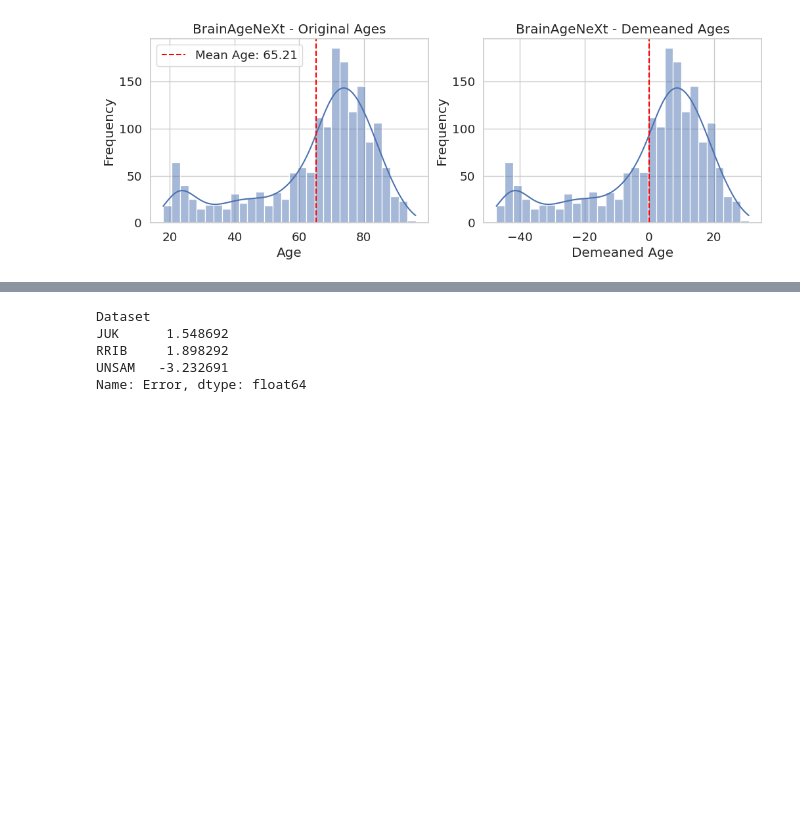
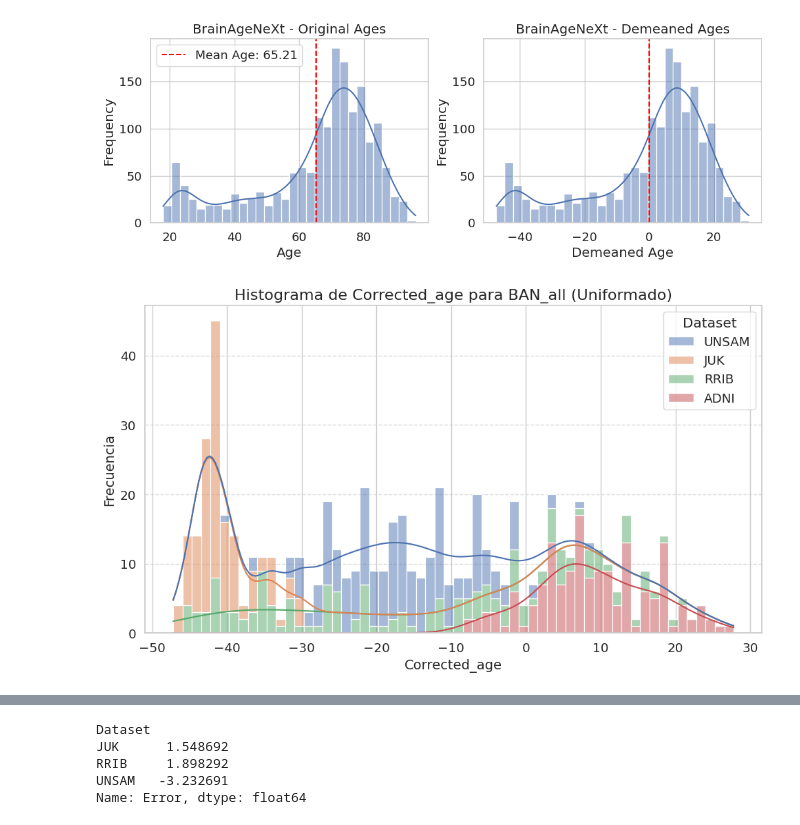
Before and after one commit to mabelzunce/brainage-models-benchmark, a Jupyter notebook: results/bland-altman.ipynb, the cells around one changed output, grey strips where cells are left out. Cells and saved outputs as stored; diff of their text form; code cells hidden in the pictures; blank space fills up the shorter version.

```diff
--- a/results/bland-altman.ipynb
+++ b/results/bland-altman.ipynb
@@ -673,6 +673,48 @@ plt.axvline(0, color='red', linestyle='--', label='Mean Demeaned Age: 0.00')
 # %% [output]
 <matplotlib.lines.Line2D at 0x...>
 [figure]
+# %%
+from sklearn.utils import resample
+
+#aca lo que hago es refucir la cantidad de sujetos de ADNI para que sea igual a la de RRIB y tener distribuciones de edades mas uniformes (con enigma no lo hago)
+target_size=158 #cantidad de sujetos de la base de datos RRIB
+
+# Filtrar los datos de ADNI
+adni_data = BAN_all[BAN_all['Dataset'] == 'ADNI']
+# Seleccionar aleatoriamente sujetos de ADNI
+adni_sampled = resample(adni_data, n_samples=target_size, random_state=42, replace=False)
+# Combinar los datos restantes con los otros datasets
+other_data = BAN_all[BAN_all['Dataset'] != 'ADNI']
+BAN_all = pd.concat([other_data, adni_sampled], ignore_index=True)
+
+# Filtrar los datos de ADNI
+adni_data = pyment_all[pyment_all['Dataset'] == 'ADNI']
+# Seleccionar aleatoriamente sujetos de ADNI
+adni_sampled = resample(adni_data, n_samples=target_size, random_state=42, replace=False)
+# Combinar los datos restantes con los otros datasets
+other_data = pyment_all[pyment_all['Dataset'] != 'ADNI']
+pyment_all = pd.concat([other_data, adni_sampled], ignore_index=True)
+
+# Filtrar los datos de ADNI
+adni_data = DBN_all[DBN_all['Dataset'] == 'ADNI']
+# Seleccionar aleatoriamente sujetos de ADNI
+adni_sampled = resample(adni_data, n_samples=target_size, random_state=42, replace=False)
+# Combinar los datos restantes con los otros datasets
+other_data = DBN_all[DBN_all['Dataset'] != 'ADNI']
+DBN_all = pd.concat([other_data, adni_sampled], ignore_index=True)
+
+
+# Verificar el nuevo histograma
+plt.figure(figsize=(10, 6))
+sns.histplot(data=BAN_all, x='Corrected_age', bins=60, kde=True, hue='Dataset', multiple='stack')
+plt.title('Histograma de Corrected_age para BAN_all (Uniformado)', fontsize=16)
+plt.xlabel('Corrected_age', fontsize=14)
+plt.ylabel('Frecuencia', fontsize=14)
+plt.grid(axis='y', linestyle='--', alpha=0.7)
+plt.tight_layout()
+plt.show()
+# %% [output]
+[figure, added]
 # %%
 import statsmodels.formula.api as smf
 import statsmodels.api as sm
```
Also changed, not shown: parts of 2 cells of this notebook.
